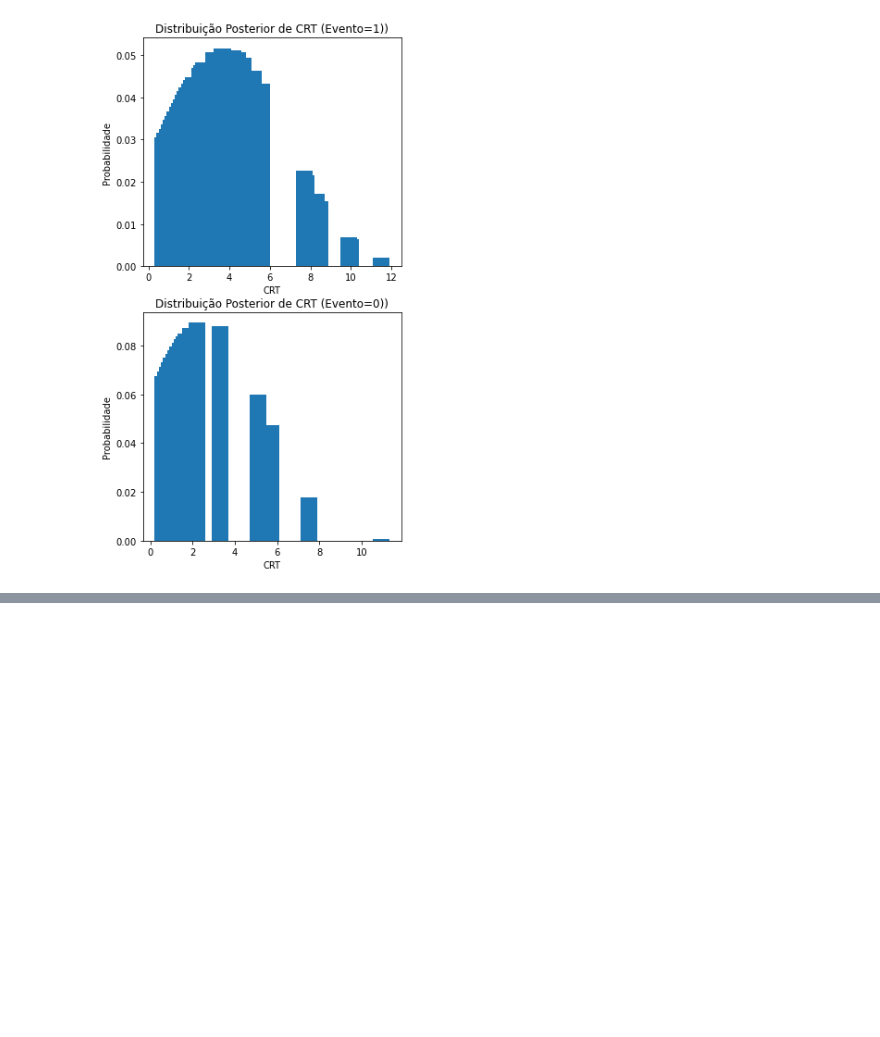
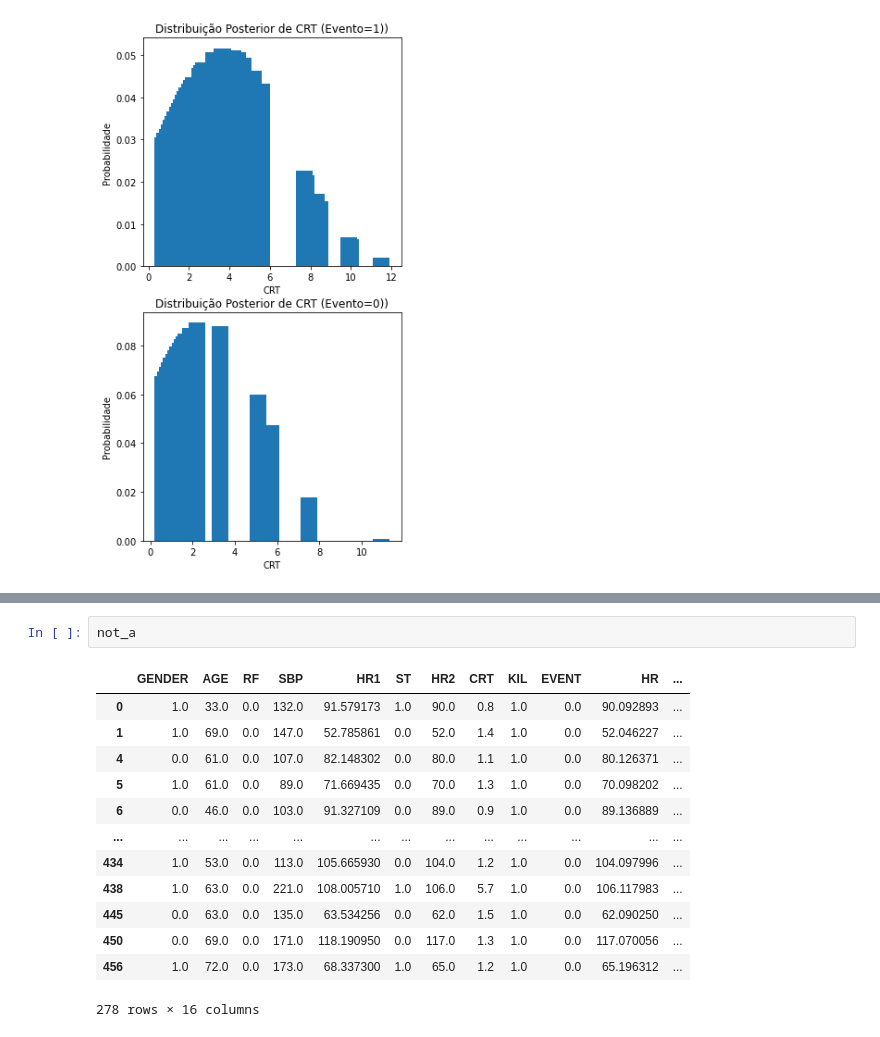
Before and after one commit to DMeneses01/FIAD-Project, a Jupyter notebook: src/bayesian_fusion.ipynb, the cells around one changed output, grey strips where cells are left out. Drawn from its saved outputs; the diff is of its cells as text; blank space fills up the shorter version.

```diff
--- a/src/bayesian_fusion.ipynb
+++ b/src/bayesian_fusion.ipynb
@@ -273,0 +365,16 @@ plot(a['CRT'].unique(), not_a['CRT'].unique(), Prob_1_crt, Prob_0_crt, 'CRT', 'P
+# %%
+not_a
+# %% [output]
+|  | GENDER | AGE | RF | SBP | HR1 | ST | HR2 | CRT | KIL | EVENT | HR | ... |
+| 0 | 1.0 | 33.0 | 0.0 | 132.0 | 91.579173 | 1.0 | 90.0 | 0.8 | 1.0 | 0.0 | 90.092893 | ... |
+| 1 | 1.0 | 69.0 | 0.0 | 147.0 | 52.785861 | 0.0 | 52.0 | 1.4 | 1.0 | 0.0 | 52.046227 | ... |
+| 4 | 0.0 | 61.0 | 0.0 | 107.0 | 82.148302 | 0.0 | 80.0 | 1.1 | 1.0 | 0.0 | 80.126371 | ... |
+| 5 | 1.0 | 61.0 | 0.0 | 89.0 | 71.669435 | 0.0 | 70.0 | 1.3 | 1.0 | 0.0 | 70.098202 | ... |
+| 6 | 0.0 | 46.0 | 0.0 | 103.0 | 91.327109 | 0.0 | 89.0 | 0.9 | 1.0 | 0.0 | 89.136889 | ... |
+| ... | ... | ... | ... | ... | ... | ... | ... | ... | ... | ... | ... | ... |
+| 434 | 1.0 | 53.0 | 0.0 | 113.0 | 105.665930 | 0.0 | 104.0 | 1.2 | 1.0 | 0.0 | 104.097996 | ... |
+| 438 | 1.0 | 63.0 | 0.0 | 221.0 | 108.005710 | 1.0 | 106.0 | 5.7 | 1.0 | 0.0 | 106.117983 | ... |
+| 445 | 0.0 | 63.0 | 0.0 | 135.0 | 63.534256 | 0.0 | 62.0 | 1.5 | 1.0 | 0.0 | 62.090250 | ... |
+| 450 | 0.0 | 69.0 | 0.0 | 171.0 | 118.190950 | 0.0 | 117.0 | 1.3 | 1.0 | 0.0 | 117.070056 | ... |
+| 456 | 1.0 | 72.0 | 0.0 | 173.0 | 68.337300 | 1.0 | 65.0 | 1.2 | 1.0 | 0.0 | 65.196312 | ... |
+278 rows × 16 columns
```
Also changed, not shown: parts of 18 cells of this notebook.
